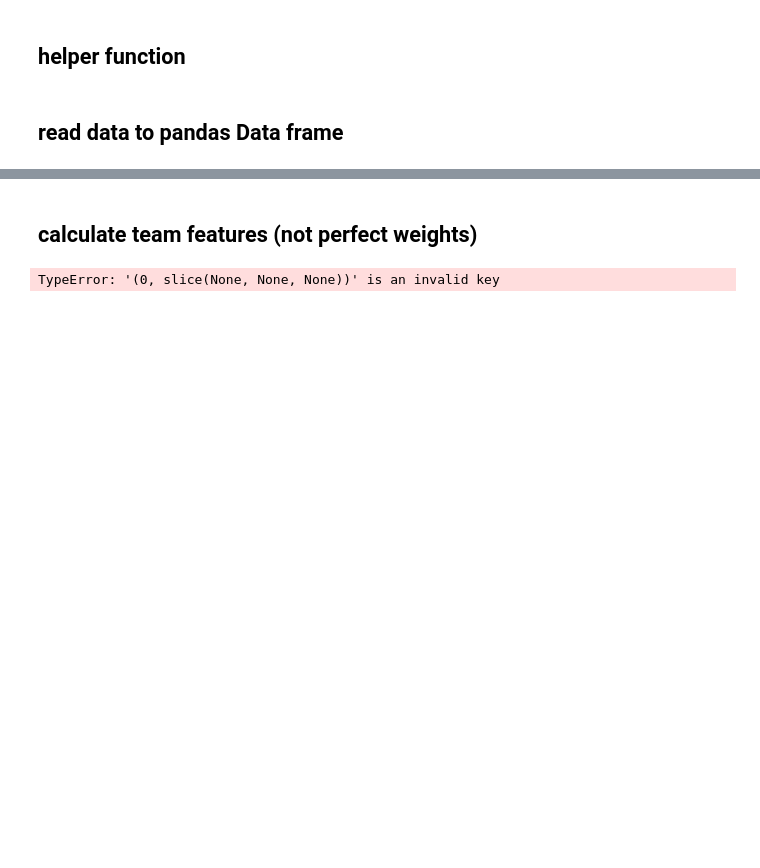
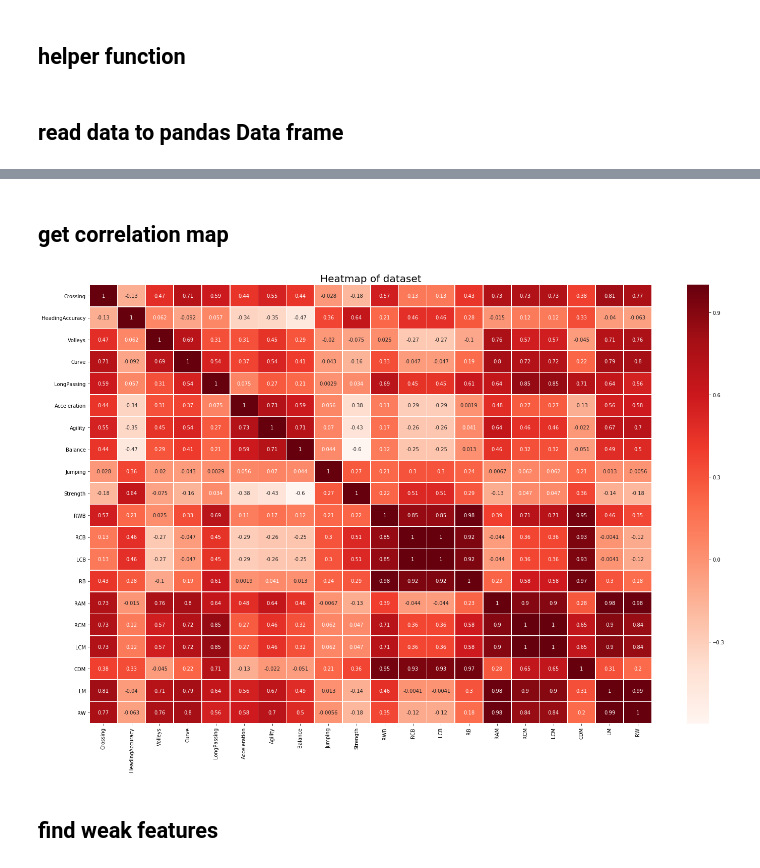
Before and after one commit to tonyz0x0/football-manager, a Jupyter notebook: main.ipynb, the cells around one changed output, grey strips where cells are left out. Saved outputs shown, nothing was run; the diff lists cells and outputs as text; code cells hidden in the pictures; blank space fills up the shorter version.

```diff
--- a/main.ipynb
+++ b/main.ipynb
@@ -19,14 +79,26 @@ util_df = pd.read_csv('data_clean.csv', na_filter=False)
+# %% [markdown]
+## get correlation map
 # %%
-characteristics = ['Crossing','Finishing', 'HeadingAccuracy',
+player_characteristics = ['Crossing','Finishing', 'HeadingAccuracy',
                           'ShortPassing', 'Volleys', 'Dribbling', 'Curve',
                           'FKAccuracy', 'LongPassing', 'BallControl',
                           'Acceleration', 'SprintSpeed', 'Agility', 'Reactions',
                           'Balance', 'ShotPower', 'Jumping', 'Stamina',
                           'Strength', 'LongShots', 'Aggression',
                           'Interceptions', 'Positioning', 'Vision',
                           'Penalties', 'Composure', 'Marking', 'StandingTackle',
                           'SlidingTackle']
-player_df = util_df.loc[:, characteristics]
-# print(player_df.info())
+position_attributes = ['RWB','LWB','RCB','CB', 'LCB', 'LB', 'RB','RM', 'RAM',
+                       'RDM', 'RCM', 'LDM', 'LCM', 'CM', 'CDM', 'CAM','LM',
+                       'LAM', 'RW', 'RS', 'RF','LW', 'LS', 'LF','ST', 'CF']
+
+corr_matrix = util_df.corr()
+
+plt.figure(figsize= (25, 16))
+
+hm=sns.heatmap(util_df.loc[:, player_characteristics[0:20:2]+position_attributes[0:20:2]].corr(), annot = True, linewidths=.5, cmap='Reds')
+hm.set_title(label='Heatmap of dataset', fontsize=20)
+hm;
+plt.savefig('heat.png')
+# %% [output]
+[figure, added]
-# %% [markdown]
-## calculate team features (not perfect weights)
@@ -48,4 +105,2 @@ for characteristic in characteristics:
-# %%
-print(team_df[0, :])
-# %% [output]
-TypeError: '(0, slice(None, None, None))' is an invalid key
+# %% [markdown]
+## find weak features
```
Also changed, not shown: parts of 16 cells of this notebook, 1 other file.
